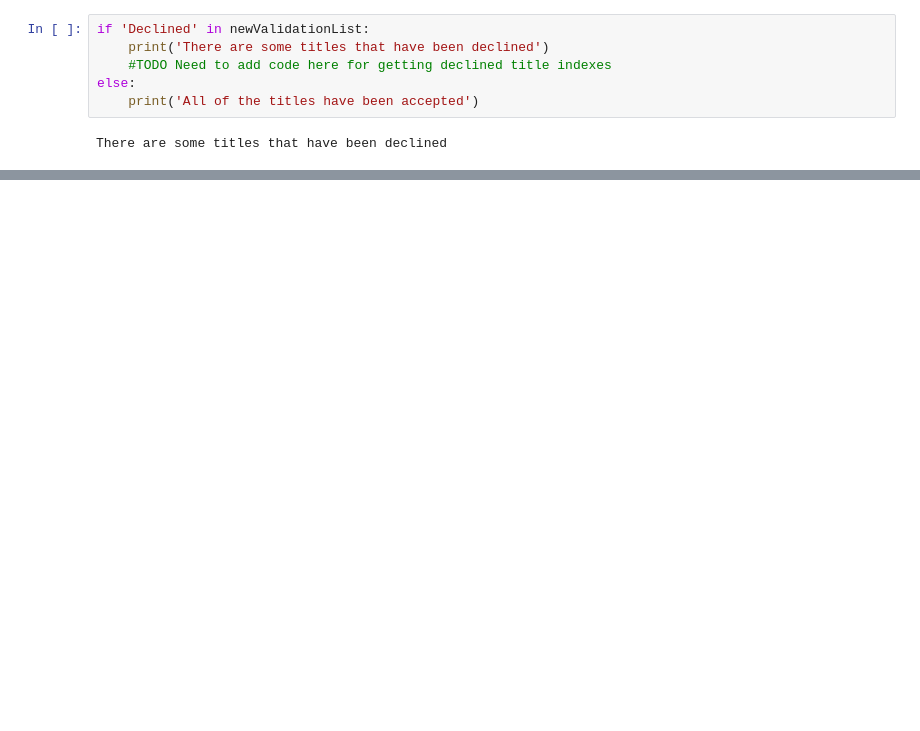
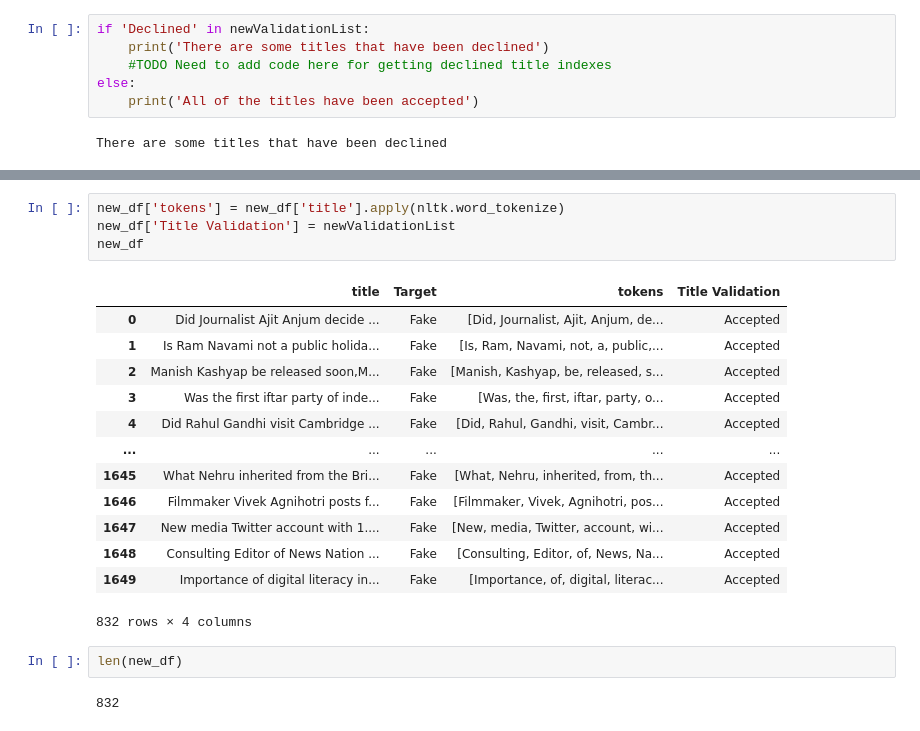
Before and after one commit to SaiVenkatesh007/FakeNews-DataValidation, a Jupyter notebook: newTest.ipynb, the cells around one changed output, grey strips where cells are left out. Drawn from its saved outputs; the diff is of its cells as text; blank space fills up the shorter version.

```diff
--- a/newTest.ipynb
+++ b/newTest.ipynb
@@ -259,0 +260,22 @@ There are some titles that have been declined
+# %%
+new_df['tokens'] = new_df['title'].apply(nltk.word_tokenize)
+new_df['Title Validation'] = newValidationList
+new_df
+# %% [output]
+|  | title | Target | tokens | Title Validation |
+| 0 | Did Journalist Ajit Anjum decide ... | Fake | [Did, Journalist, Ajit, Anjum, de... | Accepted |
+| 1 | Is Ram Navami not a public holida... | Fake | [Is, Ram, Navami, not, a, public,... | Accepted |
+| 2 | Manish Kashyap be released soon,M... | Fake | [Manish, Kashyap, be, released, s... | Accepted |
+| 3 | Was the first iftar party of inde... | Fake | [Was, the, first, iftar, party, o... | Accepted |
+| 4 | Did Rahul Gandhi visit Cambridge ... | Fake | [Did, Rahul, Gandhi, visit, Cambr... | Accepted |
+| ... | ... | ... | ... | ... |
+| 1645 | What Nehru inherited from the Bri... | Fake | [What, Nehru, inherited, from, th... | Accepted |
+| 1646 | Filmmaker Vivek Agnihotri posts f... | Fake | [Filmmaker, Vivek, Agnihotri, pos... | Accepted |
+| 1647 | New media Twitter account with 1.... | Fake | [New, media, Twitter, account, wi... | Accepted |
+| 1648 | Consulting Editor of News Nation ... | Fake | [Consulting, Editor, of, News, Na... | Accepted |
+| 1649 | Importance of digital literacy in... | Fake | [Importance, of, digital, literac... | Accepted |
+832 rows × 4 columns
+# %%
+len(new_df)
+# %% [output]
+832
```
Also changed, not shown: parts of 13 cells of this notebook.
